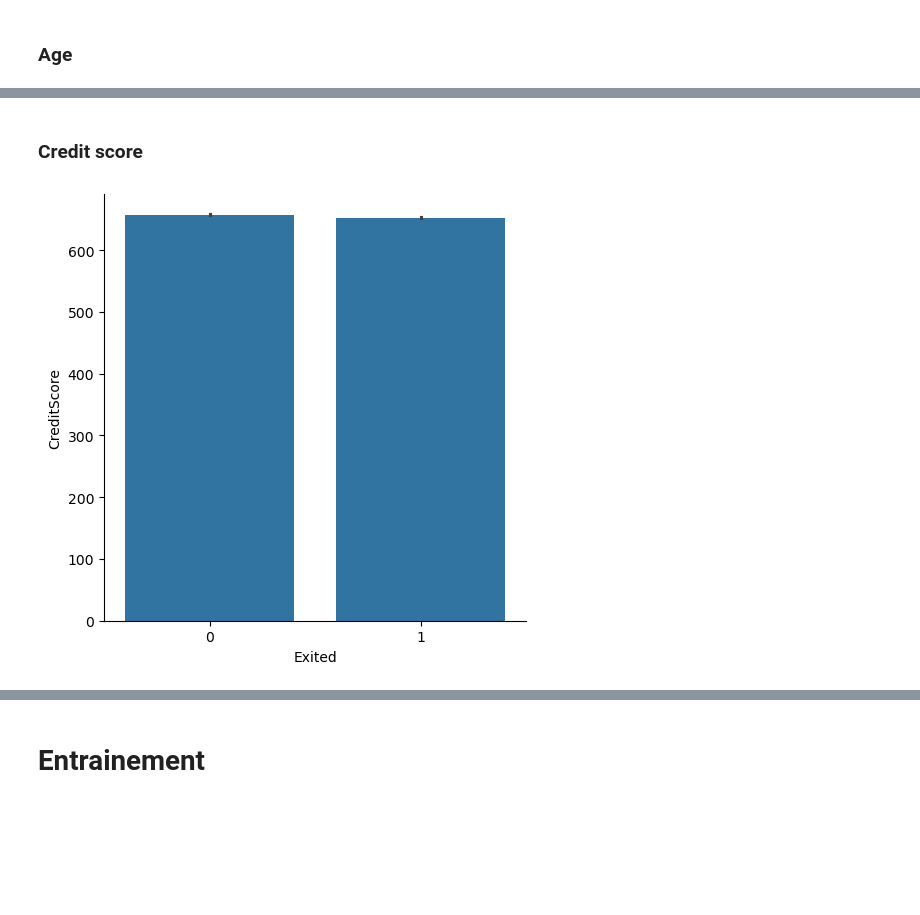
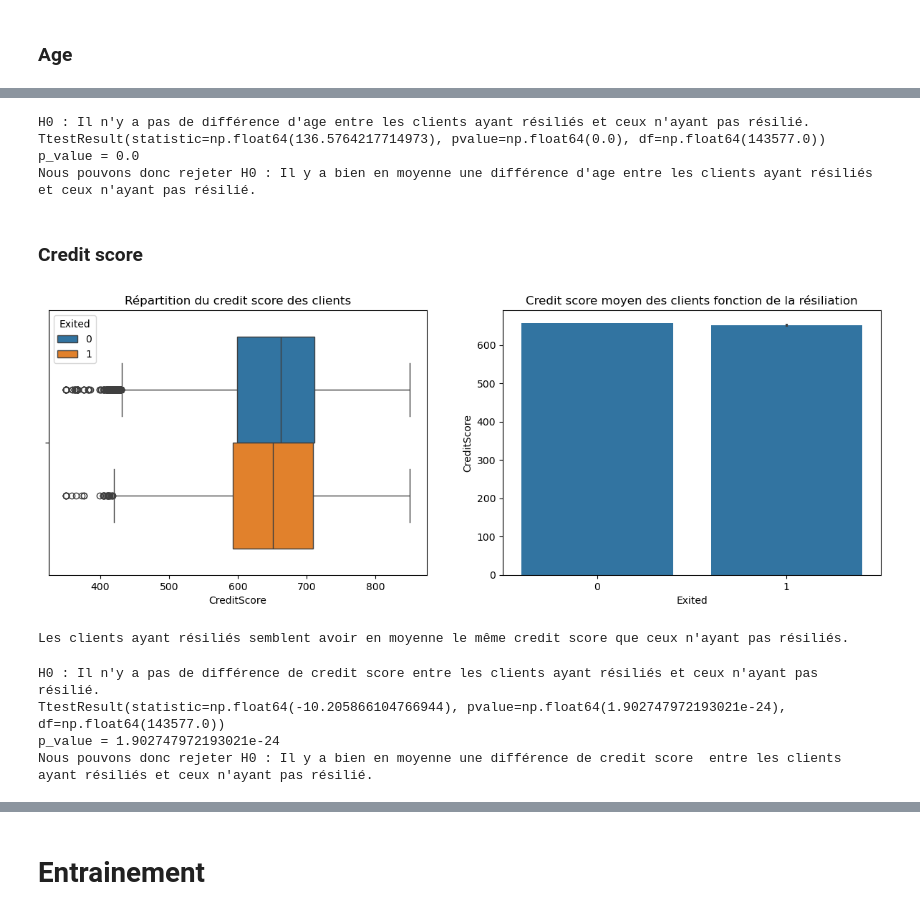
Before and after one commit to olivierbachard/bank_churn_classification, a Jupyter notebook: analysis.ipynb, the cells around one changed output, grey strips where cells are left out. Cells and saved outputs as stored; diff of their text form; code cells hidden in the pictures; blank space fills up the shorter version.

```diff
--- a/analysis.ipynb
+++ b/analysis.ipynb
@@ -122,13 +142,57 @@ plt.show()
+# %%
+print("H0 : Il n'y a pas de différence d'age entre les clients ayant résiliés et ceux n'ayant pas résilié.")
+# Test de student 2 groupes indépendant
+
+
+df_exited = df.query('Exited == 1')
+df_not_exited = df.query('Exited == 0')
+
+alpha = 0.02
+results = ttest_ind(df_exited["Age"], df_not_exited["Age"])
+print(results)
+print(f"p_value = {results.pvalue}")
+if(results.pvalue < alpha):
+   print("Nous pouvons donc rejeter H0 : Il y a bien en moyenne une différence d'age entre les clients ayant résiliés et ceux n'ayant pas résilié.")
+else:
+   print("Nous n'avons pas suffisamment d'évidences pour rejeter H0.")
+# %% [output]
+H0 : Il n'y a pas de différence d'age entre les clients ayant résiliés et ceux n'ayant pas résilié.
+TtestResult(statistic=np.float64(136.5764217714973), pvalue=np.float64(0.0), df=np.float64(143577.0))
+p_value = 0.0
+Nous pouvons donc rejeter H0 : Il y a bien en moyenne une différence d'age entre les clients ayant résiliés et ceux n'ayant pas résilié.
 # %% [markdown]
 ### Credit score
-# %%
-pd.Series(df["CreditScore"]).describe()
-#sns.catplot(data=df, x="CreditScore", kind="box")
-#plt.show()
-
-grouped_credit_scores = df.groupby("Exited")["CreditScore"]
-grouped_credit_scores.describe()
-sns.catplot(df, y="CreditScore", x="Exited", kind="bar")
-plt.show()
-# %% [output]
-[figure, removed]
+# %%
+df_creditscore = df["CreditScore"]
+fig, axs = plt.subplots(nrows=1, ncols=2)
+fig.set_figwidth(15)
+axs[0].set_title('Répartition du credit score des clients')
+axs[1].set_title('Credit score moyen des clients fonction de la résiliation')
+sns.boxplot(df, x="CreditScore", hue="Exited", ax=axs[0])
+sns.barplot(df, y="CreditScore", x="Exited", ax=axs[1])
+plt.show()
+
+print("Les clients ayant résiliés semblent avoir en moyenne le même credit score que ceux n'ayant pas résiliés.")
+# %% [output]
+[figure, added]
+Les clients ayant résiliés semblent avoir en moyenne le même credit score que ceux n'ayant pas résiliés.
+# %%
+print("H0 : Il n'y a pas de différence de credit score entre les clients ayant résiliés et ceux n'ayant pas résilié.")
+# Test de student 2 groupes indépendant
+
+df_exited = df.query('Exited == 1')
+df_not_exited = df.query('Exited == 0')
+
+alpha = 0.02
+results = ttest_ind(df_exited["CreditScore"], df_not_exited["CreditScore"])
+print(results)
+print(f"p_value = {results.pvalue}")
+if(results.pvalue < alpha):
+   print("Nous pouvons donc rejeter H0 : Il y a bien en moyenne une différence de credit score  entre les clients ayant résiliés et ceux n'ayant pas résilié.")
+else:
+   print("Nous n'avons pas suffisamment d'évidences pour rejeter H0.")
+# %% [output]
+H0 : Il n'y a pas de différence de credit score entre les clients ayant résiliés et ceux n'ayant pas résilié.
+TtestResult(statistic=np.float64(-10.205866104766944), pvalue=np.float64(1.902747972193021e-24), df=np.float64(143577.0))
+p_value = 1.902747972193021e-24
+Nous pouvons donc rejeter H0 : Il y a bien en moyenne une différence de credit score  entre les clients ayant résiliés et ceux n'ayant pas résilié.
```
Also changed, not shown: parts of 41 cells of this notebook, 1 other file.
